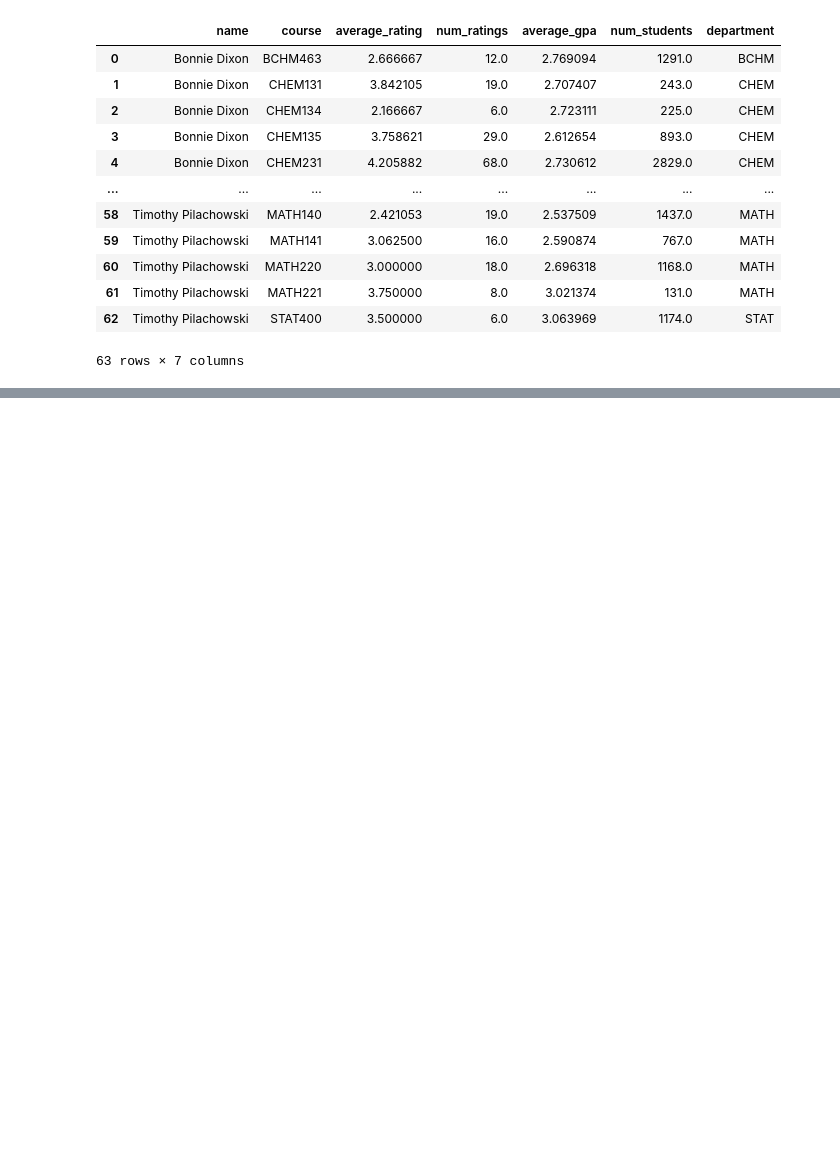
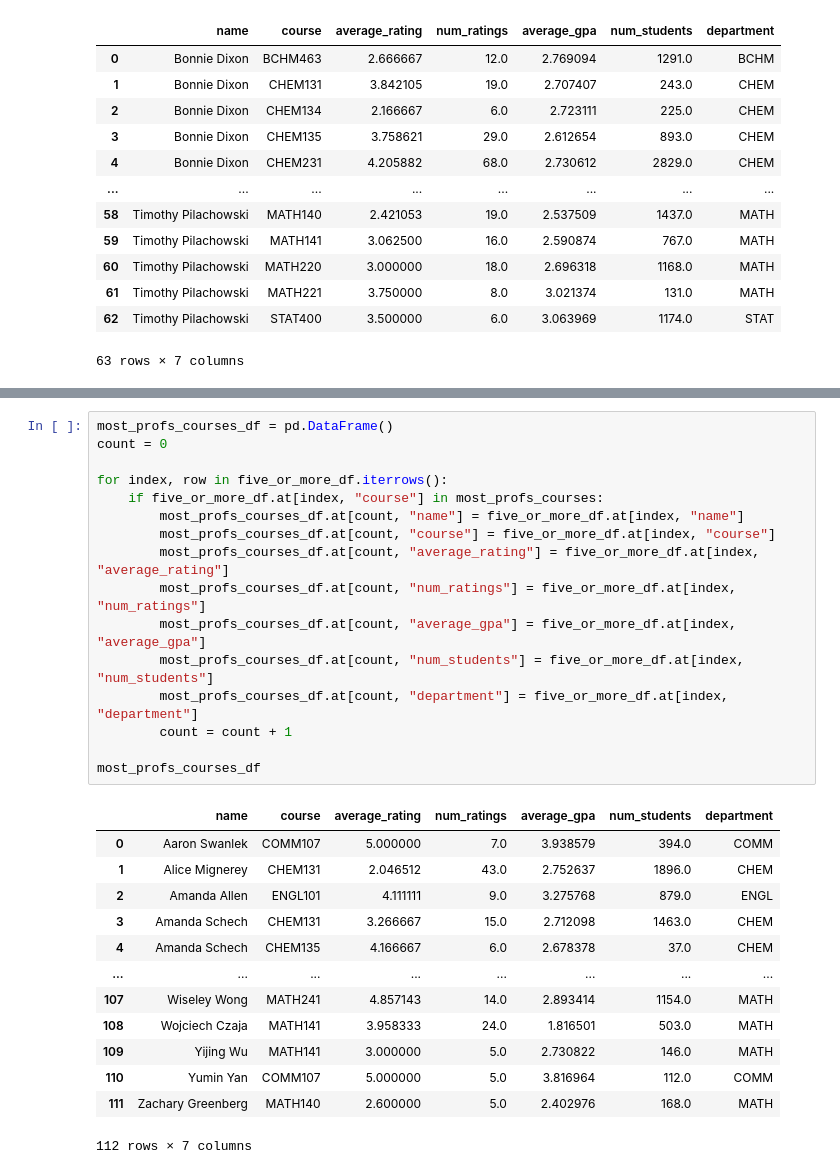
Before and after one commit to aaronl1661/teacherSalaryAnalysis, a Jupyter notebook: grades_reviews/grades_reviews.ipynb, the cells around one changed output, grey strips where cells are left out. Drawn from its saved outputs; the diff is of its cells as text; blank space fills up the shorter version.

```diff
--- a/grades_reviews/grades_reviews.ipynb
+++ b/grades_reviews/grades_reviews.ipynb
@@ -642,0 +737,30 @@ ggplot(aes(x="name", y="average_gpa"), data=most_classes_profs_df) + geom_boxplo
+# %%
+most_profs_courses_df = pd.DataFrame()
+count = 0
+
+for index, row in five_or_more_df.iterrows():
+    if five_or_more_df.at[index, "course"] in most_profs_courses:
+        most_profs_courses_df.at[count, "name"] = five_or_more_df.at[index, "name"]
+        most_profs_courses_df.at[count, "course"] = five_or_more_df.at[index, "course"]
+        most_profs_courses_df.at[count, "average_rating"] = five_or_more_df.at[index, "average_rating"]
+        most_profs_courses_df.at[count, "num_ratings"] = five_or_more_df.at[index, "num_ratings"]
+        most_profs_courses_df.at[count, "average_gpa"] = five_or_more_df.at[index, "average_gpa"]
+        most_profs_courses_df.at[count, "num_students"] = five_or_more_df.at[index, "num_students"]
+        most_profs_courses_df.at[count, "department"] = five_or_more_df.at[index, "department"]
+        count = count + 1
+
+most_profs_courses_df
+# %% [output]
+|  | name | course | average_rating | num_ratings | average_gpa | num_students | department |
+| 0 | Aaron Swanlek | COMM107 | 5.000000 | 7.0 | 3.938579 | 394.0 | COMM |
+| 1 | Alice Mignerey | CHEM131 | 2.046512 | 43.0 | 2.752637 | 1896.0 | CHEM |
+| 2 | Amanda Allen | ENGL101 | 4.111111 | 9.0 | 3.275768 | 879.0 | ENGL |
+| 3 | Amanda Schech | CHEM131 | 3.266667 | 15.0 | 2.712098 | 1463.0 | CHEM |
+| 4 | Amanda Schech | CHEM135 | 4.166667 | 6.0 | 2.678378 | 37.0 | CHEM |
+| ... | ... | ... | ... | ... | ... | ... | ... |
+| 107 | Wiseley Wong | MATH241 | 4.857143 | 14.0 | 2.893414 | 1154.0 | MATH |
+| 108 | Wojciech Czaja | MATH141 | 3.958333 | 24.0 | 1.816501 | 503.0 | MATH |
+| 109 | Yijing Wu | MATH141 | 3.000000 | 5.0 | 2.730822 | 146.0 | MATH |
+| 110 | Yumin Yan | COMM107 | 5.000000 | 5.0 | 3.816964 | 112.0 | COMM |
+| 111 | Zachary Greenberg | MATH140 | 2.600000 | 5.0 | 2.402976 | 168.0 | MATH |
+112 rows × 7 columns
```
Also changed, not shown: parts of 15 cells of this notebook.
